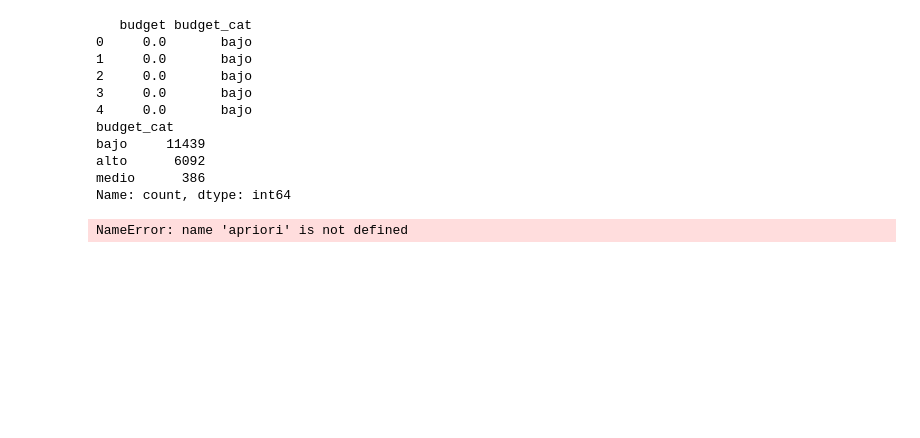
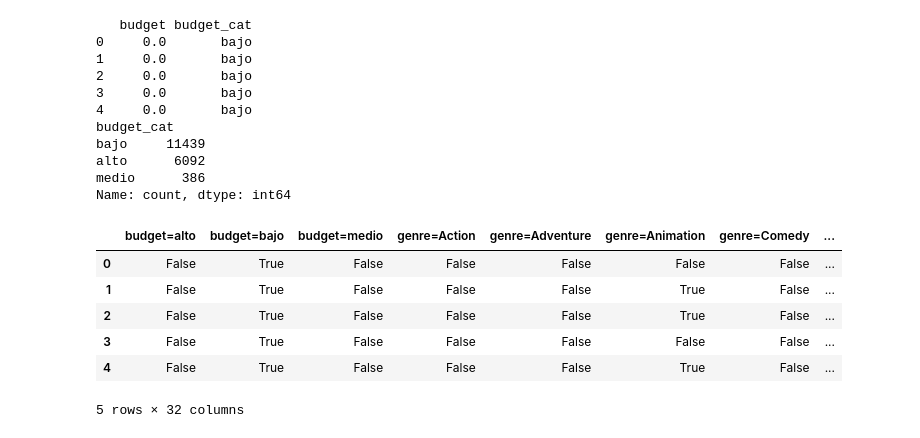
Before and after one commit to agabrielMej/laboratorio-2-clustering, a Jupyter notebook: notebooks/aprendizaje_no_supervisado.ipynb, the cells around one changed output. Cells and saved outputs as stored; diff of their text form; code cells hidden in the pictures; blank space fills up the shorter version.

```diff
--- a/notebooks/aprendizaje_no_supervisado.ipynb
+++ b/notebooks/aprendizaje_no_supervisado.ipynb
@@ -347,9 +347,42 @@ alto      6092
 medio      386
 Name: count, dtype: int64
 # %%
-frequent_itemsets_05 = apriori(df_encoded, min_support=0.05, use_colnames=True)
-rules_05 = association_rules(frequent_itemsets_05, metric="confidence", min_threshold=0.6)
+def split_generos(x):
+    if pd.isna(x):
+        return []
+    s = str(x)
+    if "|" in s:
+        return [g.strip() for g in s.split("|")]
+    elif "," in s:
+        return [g.strip() for g in s.split(",")]
+    else:
+        return [s.strip()]
 
-rules_05.sort_values(by="lift", ascending=False).head(10)
+df_rules['genres_list'] = df_rules['genres'].apply(split_generos)
+
+df_rules['items'] = df_rules.apply(lambda r: (
+    [f"genre={g}" for g in r['genres_list']] +
+    [f"budget={r['budget_cat']}",
+     f"revenue={r['revenue_cat']}",
+     f"popularity={r['popularity_cat']}",
+     f"voteAvg={r['voteAvg_cat']}",
+     f"releaseYear={r['releaseYear_cat']}"]
+), axis=1)
+
+transactions = df_rules['items'].tolist()
+
+te = TransactionEncoder()
+df_encoded = pd.DataFrame(
+    te.fit(transactions).transform(transactions),
+    columns=te.columns_
+)
+
+df_encoded.head()
 # %% [output]
+|  | budget=alto | budget=bajo | budget=medio | genre=Action | genre=Adventure | genre=Animation | genre=Comedy | ... |
+| 0 | False | True | False | False | False | False | False | ... |
+| 1 | False | True | False | False | False | True | False | ... |
+| 2 | False | True | False | False | False | True | False | ... |
+| 3 | False | True | False | False | False | False | False | ... |
+| 4 | False | True | False | False | False | True | False | ... |
-NameError: name 'apriori' is not defined
+5 rows × 32 columns
```
Also changed, not shown: parts of 2 cells of this notebook.
